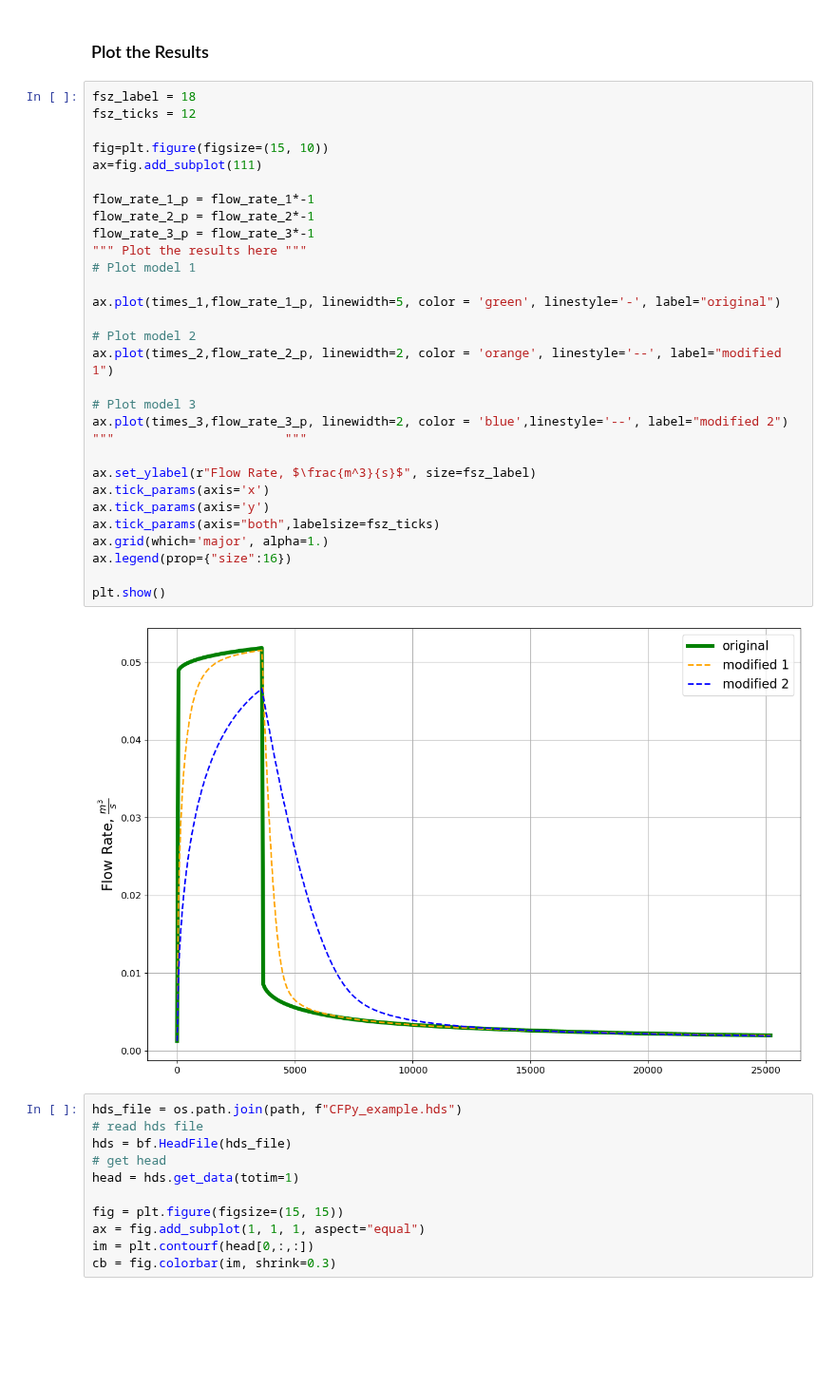
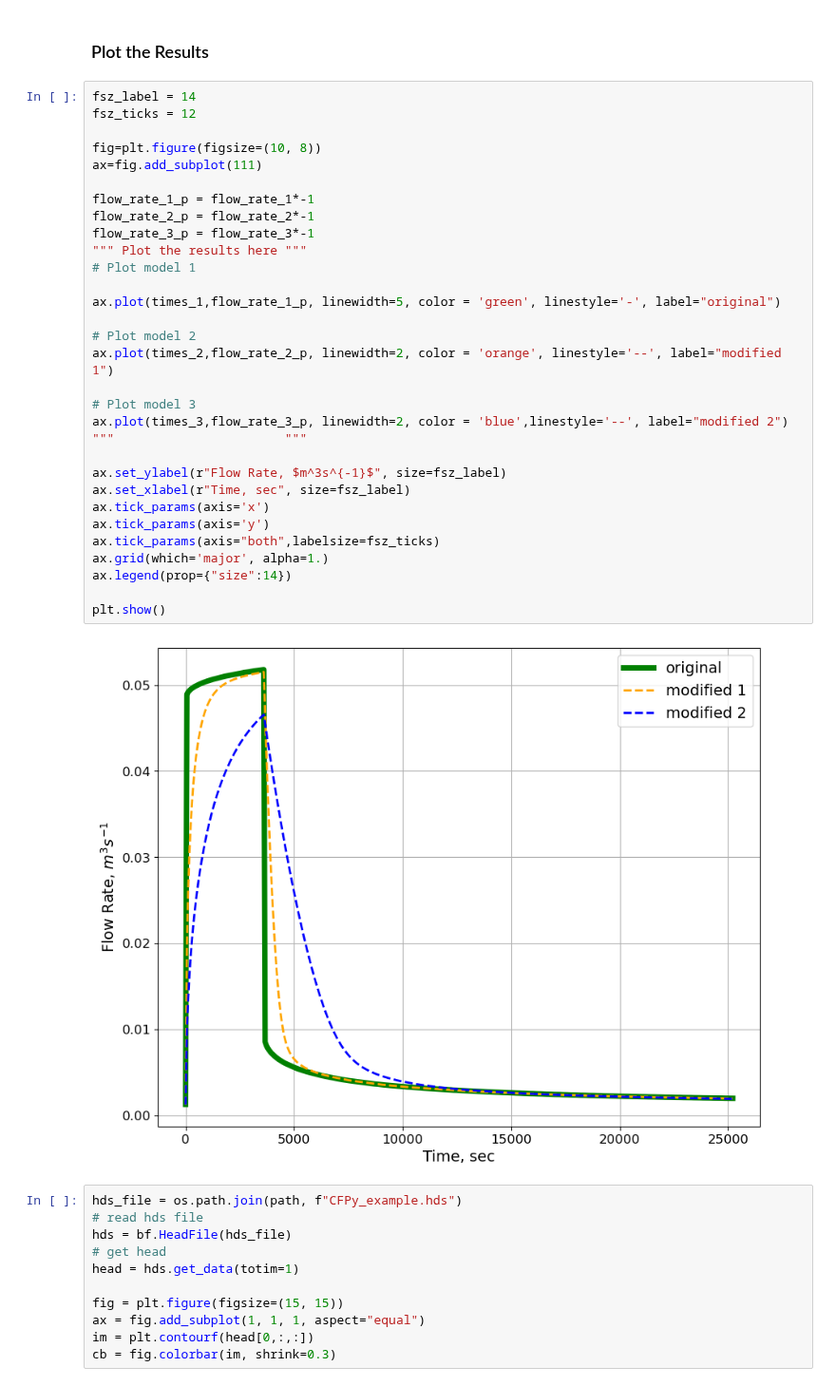
Before and after one commit to gw-inux/Jupyter-Notebooks, a Jupyter notebook: 06_Groundwater_modeling/GWF_DCC_CFP_Response.ipynb, the cells around one changed output. Shown at 95% size. Saved outputs shown, nothing was run; the diff lists cells and outputs as text; blank space fills up the shorter version.

```diff
--- a/06_Groundwater_modeling/GWF_DCC_CFP_Response.ipynb
+++ b/06_Groundwater_modeling/GWF_DCC_CFP_Response.ipynb
@@ -363,37 +365,38 @@ Elapsed time (write nbr data): 0.01 s
 # %% [markdown]
 ### Plot the Results
 # %%
-fsz_label = 18
+fsz_label = 14
 fsz_ticks = 12
 
-fig=plt.figure(figsize=(15, 10))
+fig=plt.figure(figsize=(10, 8))
 ax=fig.add_subplot(111)
 
 flow_rate_1_p = flow_rate_1*-1
 flow_rate_2_p = flow_rate_2*-1
 flow_rate_3_p = flow_rate_3*-1
 """ Plot the results here """
 # Plot model 1
 
 ax.plot(times_1,flow_rate_1_p, linewidth=5, color = 'green', linestyle='-', label="original")
 
 # Plot model 2
 ax.plot(times_2,flow_rate_2_p, linewidth=2, color = 'orange', linestyle='--', label="modified 1")
 
 # Plot model 3
 ax.plot(times_3,flow_rate_3_p, linewidth=2, color = 'blue',linestyle='--', label="modified 2")
 """                       """
 
-ax.set_ylabel(r"Flow Rate, $\frac{m^3}{s}$", size=fsz_label)
+ax.set_ylabel(r"Flow Rate, $m^3s^{-1}$", size=fsz_label)
+ax.set_xlabel(r"Time, sec", size=fsz_label)
 ax.tick_params(axis='x')
 ax.tick_params(axis='y')
 ax.tick_params(axis="both",labelsize=fsz_ticks)
 ax.grid(which='major', alpha=1.)
-ax.legend(prop={"size":16})
+ax.legend(prop={"size":14})
 
 plt.show()
 # %% [output]
-[figure, old version]
+[figure, new version]
 # %%
 hds_file = os.path.join(path, f"CFPy_example.hds")
 # read hds file
```
Also changed, not shown: parts of 3 cells of this notebook.
